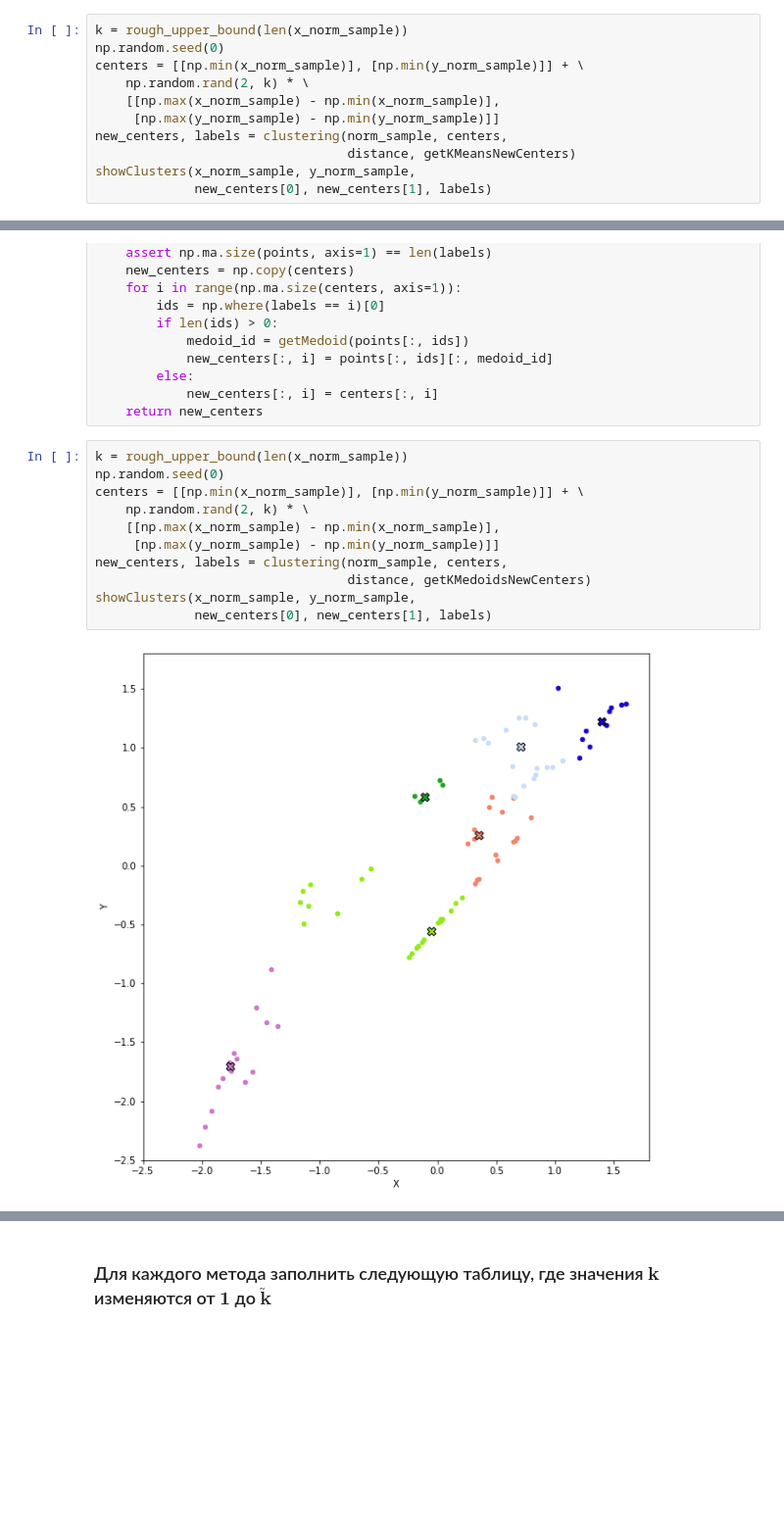
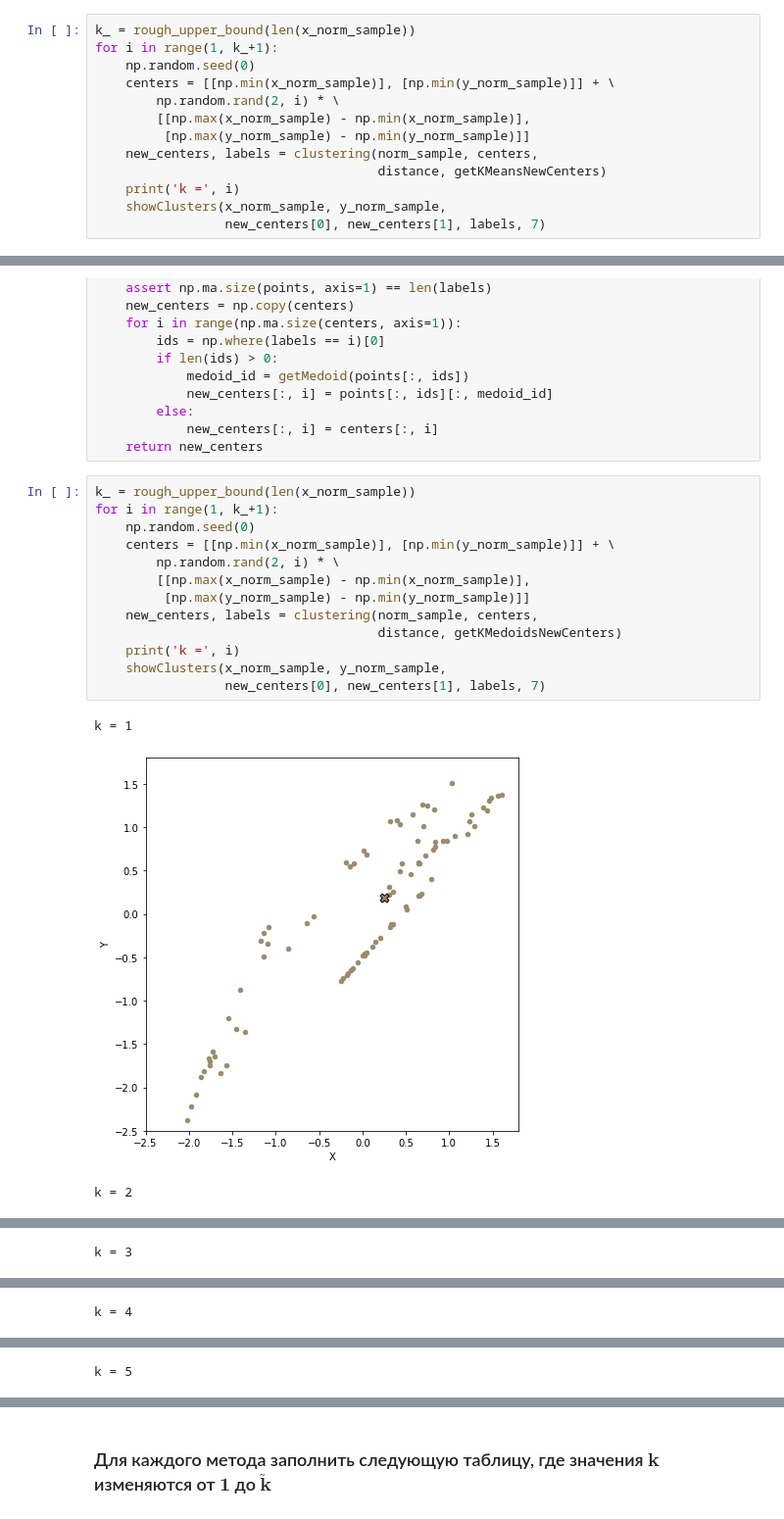
Before and after one commit to the-mvi/stat_an-2022, a Jupyter notebook: 0373_Savinov_AO/task3.ipynb, the cells around one changed output, grey strips where cells are left out. Shown at 98% size. Drawn from its saved outputs; the diff is of its cells as text; blank space fills up the shorter version.

```diff
--- a/0373_Savinov_AO/task3.ipynb
+++ b/0373_Savinov_AO/task3.ipynb
@@ -133,14 +133,16 @@ def showClusters(x, y, xc, yc, labels, figure_size=10):
         plt.scatter(xc[i], yc[i], color=colors[i], marker='X', s=80, edgecolors='black')
     plt.show()
 # %%
-k = rough_upper_bound(len(x_norm_sample))
-np.random.seed(0)
-centers = [[np.min(x_norm_sample)], [np.min(y_norm_sample)]] + \
-    np.random.rand(2, k) * \
-    [[np.max(x_norm_sample) - np.min(x_norm_sample)],
-     [np.max(y_norm_sample) - np.min(y_norm_sample)]]
-new_centers, labels = clustering(norm_sample, centers,
-                                 distance, getKMeansNewCenters)
-showClusters(x_norm_sample, y_norm_sample,
-             new_centers[0], new_centers[1], labels)
+k_ = rough_upper_bound(len(x_norm_sample))
+for i in range(1, k_+1):
+    np.random.seed(0)
+    centers = [[np.min(x_norm_sample)], [np.min(y_norm_sample)]] + \
+        np.random.rand(2, i) * \
+        [[np.max(x_norm_sample) - np.min(x_norm_sample)],
+         [np.max(y_norm_sample) - np.min(y_norm_sample)]]
+    new_centers, labels = clustering(norm_sample, centers,
+                                     distance, getKMeansNewCenters)
+    print('k =', i)
+    showClusters(x_norm_sample, y_norm_sample,
+                 new_centers[0], new_centers[1], labels, 7)
 # %% [output]
@@ -166,15 +179,19 @@ def getKMedoidsNewCenters(points, labels, centers):
             new_centers[:, i] = centers[:, i]
     return new_centers
 # %%
-k = rough_upper_bound(len(x_norm_sample))
-np.random.seed(0)
-centers = [[np.min(x_norm_sample)], [np.min(y_norm_sample)]] + \
-    np.random.rand(2, k) * \
-    [[np.max(x_norm_sample) - np.min(x_norm_sample)],
-     [np.max(y_norm_sample) - np.min(y_norm_sample)]]
-new_centers, labels = clustering(norm_sample, centers,
-                                 distance, getKMedoidsNewCenters)
-showClusters(x_norm_sample, y_norm_sample,
-             new_centers[0], new_centers[1], labels)
+k_ = rough_upper_bound(len(x_norm_sample))
+for i in range(1, k_+1):
+    np.random.seed(0)
+    centers = [[np.min(x_norm_sample)], [np.min(y_norm_sample)]] + \
+        np.random.rand(2, i) * \
+        [[np.max(x_norm_sample) - np.min(x_norm_sample)],
+         [np.max(y_norm_sample) - np.min(y_norm_sample)]]
+    new_centers, labels = clustering(norm_sample, centers,
+                                     distance, getKMedoidsNewCenters)
+    print('k =', i)
+    showClusters(x_norm_sample, y_norm_sample,
+                 new_centers[0], new_centers[1], labels, 7)
 # %% [output]
+k = 1
-[figure, old version]
+[figure, new version]
+k = 2
@@ -180,0 +199 @@ showClusters(x_norm_sample, y_norm_sample,
+k = 3
@@ -180,0 +201 @@ showClusters(x_norm_sample, y_norm_sample,
+k = 4
@@ -180,0 +203 @@ showClusters(x_norm_sample, y_norm_sample,
+k = 5
```
Also changed, not shown: parts of 4 cells of this notebook.
